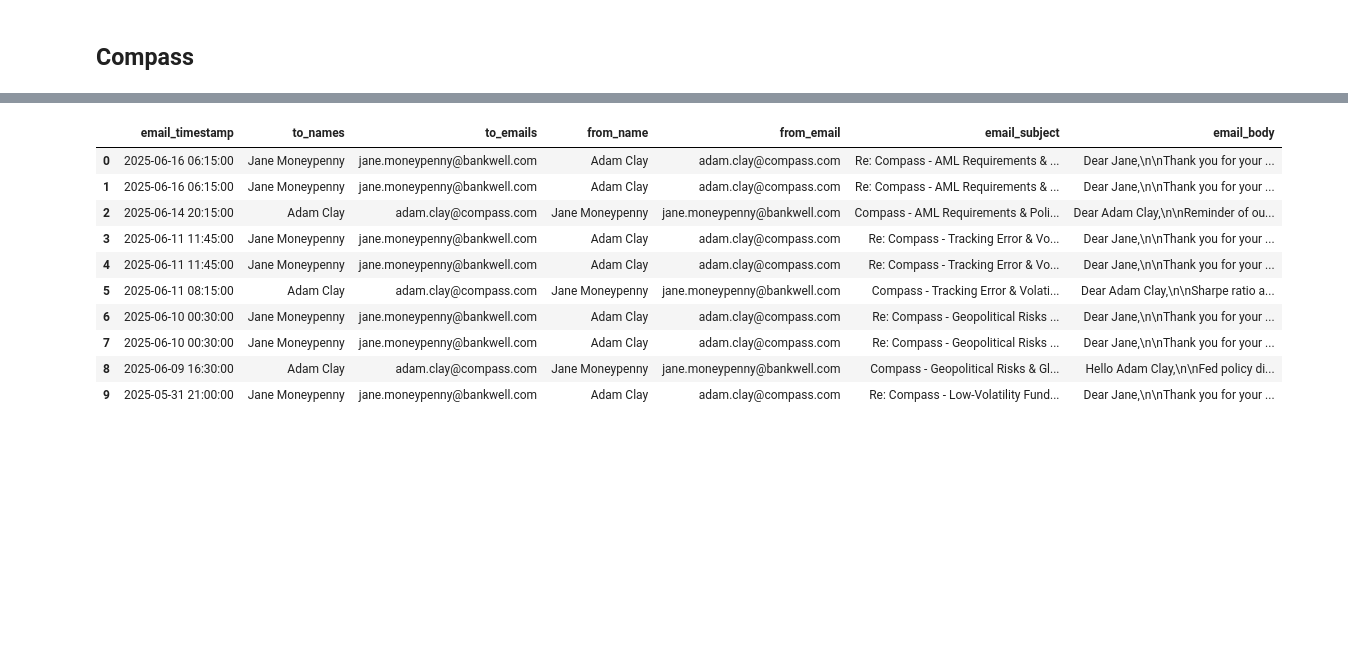
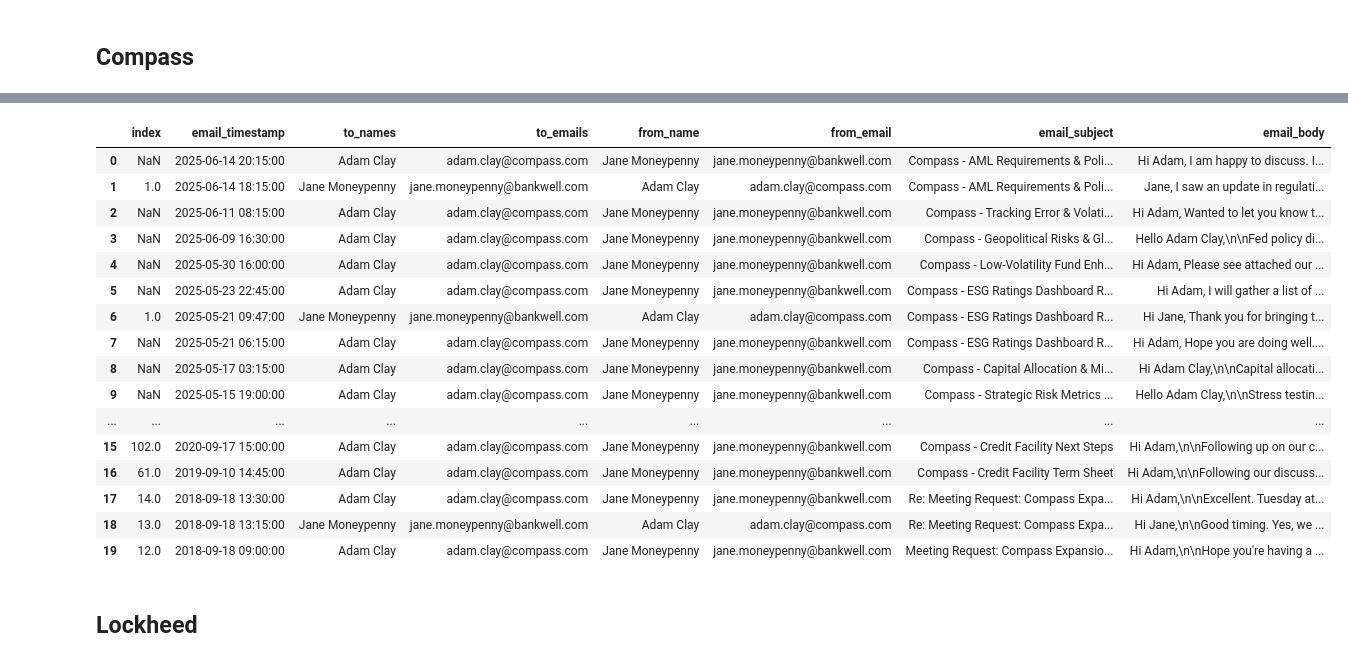
Before and after one commit to ConvoAI-Capstone-SpSu2025/currensee, a Jupyter notebook: notebooks/1.0-data_loading/8.0-update-meeting-dates.ipynb, the cells around one changed output, grey strips where cells are left out. Cells and saved outputs as stored; diff of their text form; code cells hidden in the pictures; blank space fills up the shorter version.

Commit message:
update meeting testing notebooks and finance tool from alen

```diff
--- a/notebooks/1.0-data_loading/8.0-update-meeting-dates.ipynb
+++ b/notebooks/1.0-data_loading/8.0-update-meeting-dates.ipynb
@@ -209,26 +208,27 @@ df2.head(20)
 # %%
-df = pd.read_sql("""SELECT email_timestamp
-        , to_names
-        , to_emails
-        , from_name
-        , from_email
-        , email_subject
-        , email_body
+df = pd.read_sql("""SELECT *
         FROM email_data
         WHERE to_emails in ('jane.moneypenny@bankwell.com', 'adam.clay@compass.com')
         and from_email in ('jane.moneypenny@bankwell.com', 'adam.clay@compass.com')
+        --and email_timestamp < '2025-05-30 11:00:00'
         order by email_timestamp desc
         """, con=engine)
-df.head(10)
+df.head(30)
 # %% [output]
-|  | email_timestamp | to_names | to_emails | from_name | from_email | email_subject | email_body |
-| 0 | 2025-06-16 06:15:00 | Jane Moneypenny | jane.moneypenny@bankwell.com | Adam Clay | adam.clay@compass.com | Re: Compass - AML Requirements & ... | Dear Jane,\n\nThank you for your ... |
-| 1 | 2025-06-16 06:15:00 | Jane Moneypenny | jane.moneypenny@bankwell.com | Adam Clay | adam.clay@compass.com | Re: Compass - AML Requirements & ... | Dear Jane,\n\nThank you for your ... |
-| 2 | 2025-06-14 20:15:00 | Adam Clay | adam.clay@compass.com | Jane Moneypenny | jane.moneypenny@bankwell.com | Compass - AML Requirements & Poli... | Dear Adam Clay,\n\nReminder of ou... |
-| 3 | 2025-06-11 11:45:00 | Jane Moneypenny | jane.moneypenny@bankwell.com | Adam Clay | adam.clay@compass.com | Re: Compass - Tracking Error & Vo... | Dear Jane,\n\nThank you for your ... |
-| 4 | 2025-06-11 11:45:00 | Jane Moneypenny | jane.moneypenny@bankwell.com | Adam Clay | adam.clay@compass.com | Re: Compass - Tracking Error & Vo... | Dear Jane,\n\nThank you for your ... |
-| 5 | 2025-06-11 08:15:00 | Adam Clay | adam.clay@compass.com | Jane Moneypenny | jane.moneypenny@bankwell.com | Compass - Tracking Error & Volati... | Dear Adam Clay,\n\nSharpe ratio a... |
-| 6 | 2025-06-10 00:30:00 | Jane Moneypenny | jane.moneypenny@bankwell.com | Adam Clay | adam.clay@compass.com | Re: Compass - Geopolitical Risks ... | Dear Jane,\n\nThank you for your ... |
-| 7 | 2025-06-10 00:30:00 | Jane Moneypenny | jane.moneypenny@bankwell.com | Adam Clay | adam.clay@compass.com | Re: Compass - Geopolitical Risks ... | Dear Jane,\n\nThank you for your ... |
-| 8 | 2025-06-09 16:30:00 | Adam Clay | adam.clay@compass.com | Jane Moneypenny | jane.moneypenny@bankwell.com | Compass - Geopolitical Risks & Gl... | Hello Adam Clay,\n\nFed policy di... |
-| 9 | 2025-05-31 21:00:00 | Jane Moneypenny | jane.moneypenny@bankwell.com | Adam Clay | adam.clay@compass.com | Re: Compass - Low-Volatility Fund... | Dear Jane,\n\nThank you for your ... |
+|  | index | email_timestamp | to_names | to_emails | from_name | from_email | email_subject | email_body |
+| 0 | NaN | 2025-06-14 20:15:00 | Adam Clay | adam.clay@compass.com | Jane Moneypenny | jane.moneypenny@bankwell.com | Compass - AML Requirements & Poli... | Hi Adam, I am happy to discuss. I... |
+| 1 | 1.0 | 2025-06-14 18:15:00 | Jane Moneypenny | jane.moneypenny@bankwell.com | Adam Clay | adam.clay@compass.com | Compass - AML Requirements & Poli... | Jane, I saw an update in regulati... |
+| 2 | NaN | 2025-06-11 08:15:00 | Adam Clay | adam.clay@compass.com | Jane Moneypenny | jane.moneypenny@bankwell.com | Compass - Tracking Error & Volati... | Hi Adam, Wanted to let you know t... |
+| 3 | NaN | 2025-06-09 16:30:00 | Adam Clay | adam.clay@compass.com | Jane Moneypenny | jane.moneypenny@bankwell.com | Compass - Geopolitical Risks & Gl... | Hello Adam Clay,\n\nFed policy di... |
+| 4 | NaN | 2025-05-30 16:00:00 | Adam Clay | adam.clay@compass.com | Jane Moneypenny | jane.moneypenny@bankwell.com | Compass - Low-Volatility Fund Enh... | Hi Adam, Please see attached our ... |
+| 5 | NaN | 2025-05-23 22:45:00 | Adam Clay | adam.clay@compass.com | Jane Moneypenny | jane.moneypenny@bankwell.com | Compass - ESG Ratings Dashboard R... | Hi Adam, I will gather a list of ... |
+| 6 | 1.0 | 2025-05-21 09:47:00 | Jane Moneypenny | jane.moneypenny@bankwell.com | Adam Clay | adam.clay@compass.com | Compass - ESG Ratings Dashboard R... | Hi Jane, Thank you for bringing t... |
+| 7 | NaN | 2025-05-21 06:15:00 | Adam Clay | adam.clay@compass.com | Jane Moneypenny | jane.moneypenny@bankwell.com | Compass - ESG Ratings Dashboard R... | Hi Adam, Hope you are doing well.... |
+| 8 | NaN | 2025-05-17 03:15:00 | Adam Clay | adam.clay@compass.com | Jane Moneypenny | jane.moneypenny@bankwell.com | Compass - Capital Allocation & Mi... | Hi Adam Clay,\n\nCapital allocati... |
+| 9 | NaN | 2025-05-15 19:00:00 | Adam Clay | adam.clay@compass.com | Jane Moneypenny | jane.moneypenny@bankwell.com | Compass - Strategic Risk Metrics ... | Hello Adam Clay,\n\nStress testin... |
+| ... | ... | ... | ... | ... | ... | ... | ... | ... |
+| 15 | 102.0 | 2020-09-17 15:00:00 | Adam Clay | adam.clay@compass.com | Jane Moneypenny | jane.moneypenny@bankwell.com | Compass - Credit Facility Next Steps | Hi Adam,\n\nFollowing up on our c... |
+| 16 | 61.0 | 2019-09-10 14:45:00 | Adam Clay | adam.clay@compass.com | Jane Moneypenny | jane.moneypenny@bankwell.com | Compass - Credit Facility Term Sheet | Hi Adam,\n\nFollowing our discuss... |
+| 17 | 14.0 | 2018-09-18 13:30:00 | Adam Clay | adam.clay@compass.com | Jane Moneypenny | jane.moneypenny@bankwell.com | Re: Meeting Request: Compass Expa... | Hi Adam,\n\nExcellent. Tuesday at... |
+| 18 | 13.0 | 2018-09-18 13:15:00 | Jane Moneypenny | jane.moneypenny@bankwell.com | Adam Clay | adam.clay@compass.com | Re: Meeting Request: Compass Expa... | Hi Jane,\n\nGood timing. Yes, we ... |
+| 19 | 12.0 | 2018-09-18 09:00:00 | Adam Clay | adam.clay@compass.com | Jane Moneypenny | jane.moneypenny@bankwell.com | Meeting Request: Compass Expansio... | Hi Adam,\n\nHope you're having a ... |
@@ -234,0 +272,2 @@ df.head(10)
+# %% [markdown]
+## Lockheed
```
Also changed, not shown: parts of 11 cells of this notebook, 5 other files.
